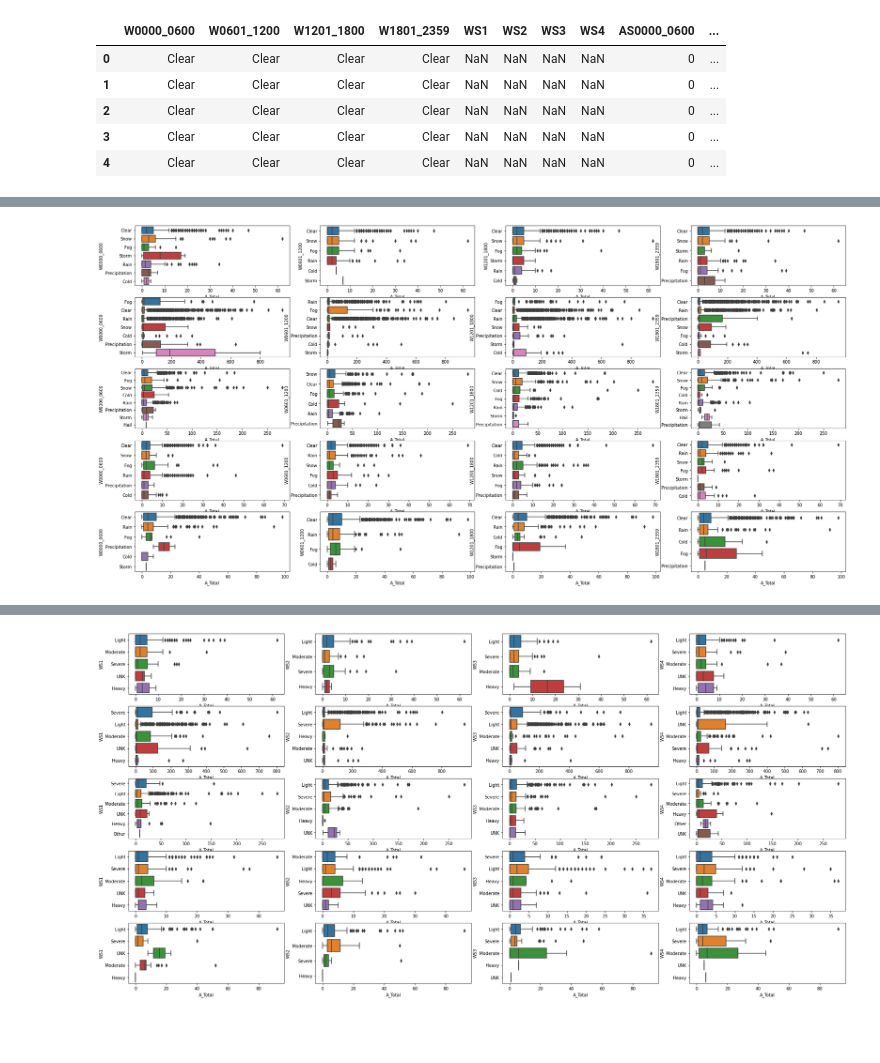
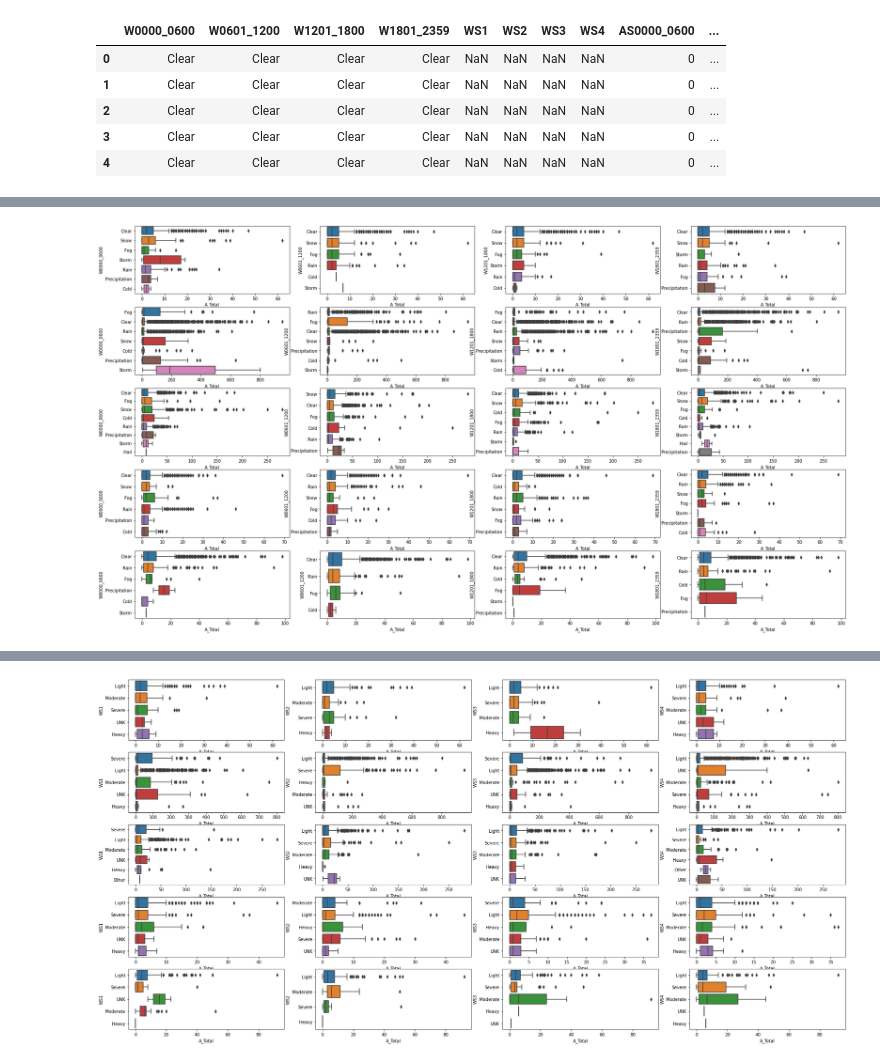
Before and after one commit to JarrelT/SC1015-Project-Ay2021, a Jupyter notebook: SC1015_Project.ipynb, the cells around one changed output, grey strips where cells are left out. Drawn from its saved outputs; the diff is of its cells as text; code cells hidden in the pictures; blank space fills up the shorter version.

Commit message:
Added a few graphs

```diff
--- a/SC1015_Project.ipynb
+++ b/SC1015_Project.ipynb
@@ -81,7 +90,7 @@ cities_cat[0].head()
 # %%
-f, axes = plt.subplots(5, 4, figsize=(30, 15))
+f, axes = plt.subplots(5, 4, figsize=(30, 17))
 for i in range(city_count):
 	for j in range(4):
 		sb.boxplot(x = 'A_Total', y = category[j] , data = cities[i], orient = 'h', ax = axes[i,j])
 # %% [output]
-[figure, old version]
+[figure, new version]
```
Also changed, not shown: parts of 2 cells of this notebook.
